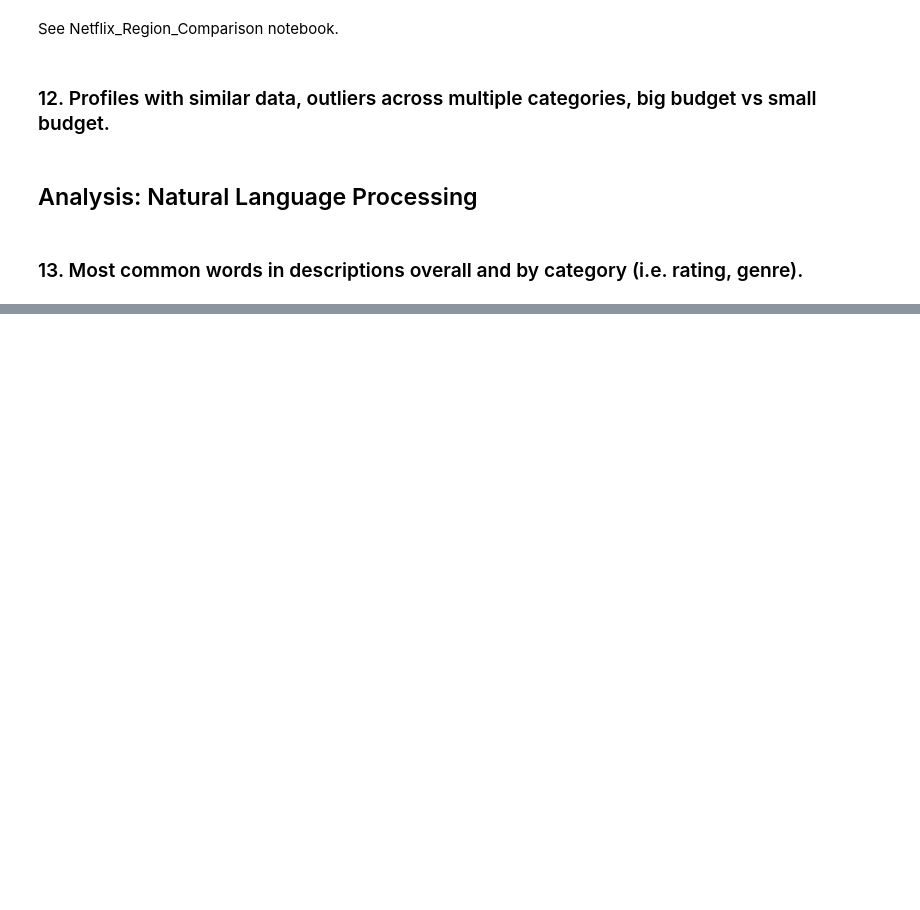
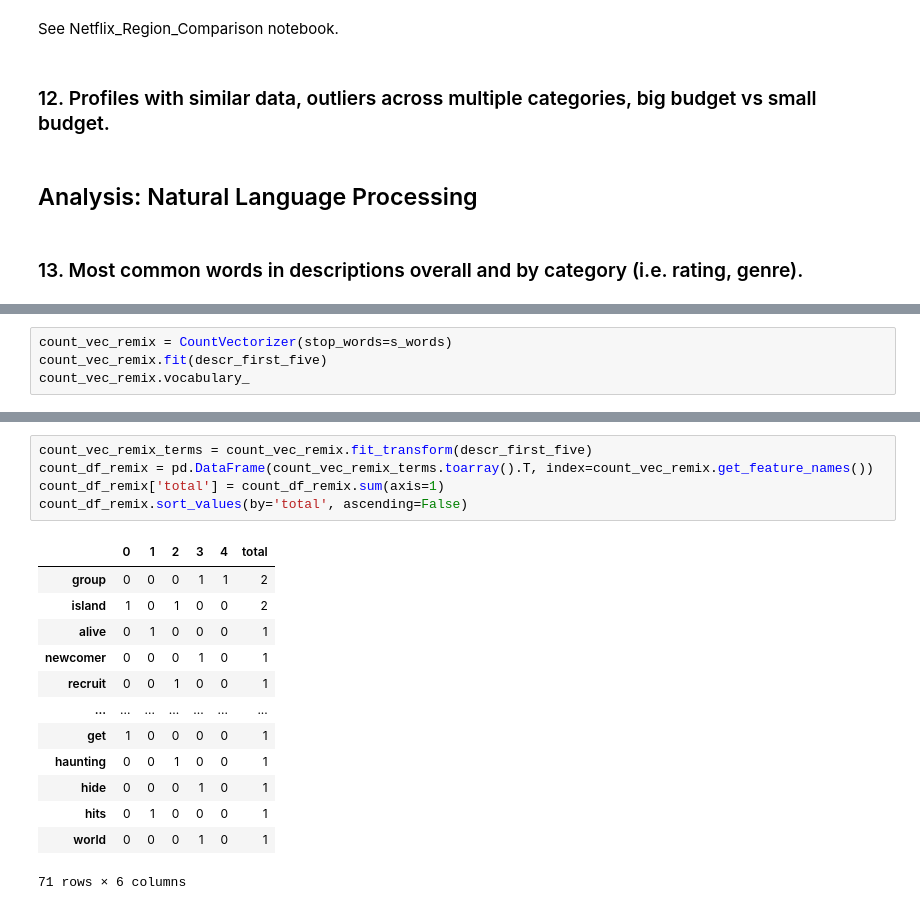
Before and after one commit to albert-ntiri/netflix, a Jupyter notebook: Netflix_EDA.ipynb, the cells around one changed output, grey strips where cells are left out. Drawn from its saved outputs; the diff is of its cells as text; blank space fills up the shorter version.

```diff
--- a/Netflix_EDA.ipynb
+++ b/Netflix_EDA.ipynb
@@ -1092,0 +1207,4 @@ Name: description, dtype: object
+# %%
+count_vec_remix = CountVectorizer(stop_words=s_words)
+count_vec_remix.fit(descr_first_five)
+count_vec_remix.vocabulary_
@@ -1092,0 +1229,19 @@ Name: description, dtype: object
+# %%
+count_vec_remix_terms = count_vec_remix.fit_transform(descr_first_five)
+count_df_remix = pd.DataFrame(count_vec_remix_terms.toarray().T, index=count_vec_remix.get_feature_names())
+count_df_remix['total'] = count_df_remix.sum(axis=1)
+count_df_remix.sort_values(by='total', ascending=False)
+# %% [output]
+|  | 0 | 1 | 2 | 3 | 4 | total |
+| group | 0 | 0 | 0 | 1 | 1 | 2 |
+| island | 1 | 0 | 1 | 0 | 0 | 2 |
+| alive | 0 | 1 | 0 | 0 | 0 | 1 |
+| newcomer | 0 | 0 | 0 | 1 | 0 | 1 |
+| recruit | 0 | 0 | 1 | 0 | 0 | 1 |
+| ... | ... | ... | ... | ... | ... | ... |
+| get | 1 | 0 | 0 | 0 | 0 | 1 |
+| haunting | 0 | 0 | 1 | 0 | 0 | 1 |
+| hide | 0 | 0 | 0 | 1 | 0 | 1 |
+| hits | 0 | 1 | 0 | 0 | 0 | 1 |
+| world | 0 | 0 | 0 | 1 | 0 | 1 |
+71 rows × 6 columns
```
Also changed, not shown: parts of 40 cells of this notebook.
